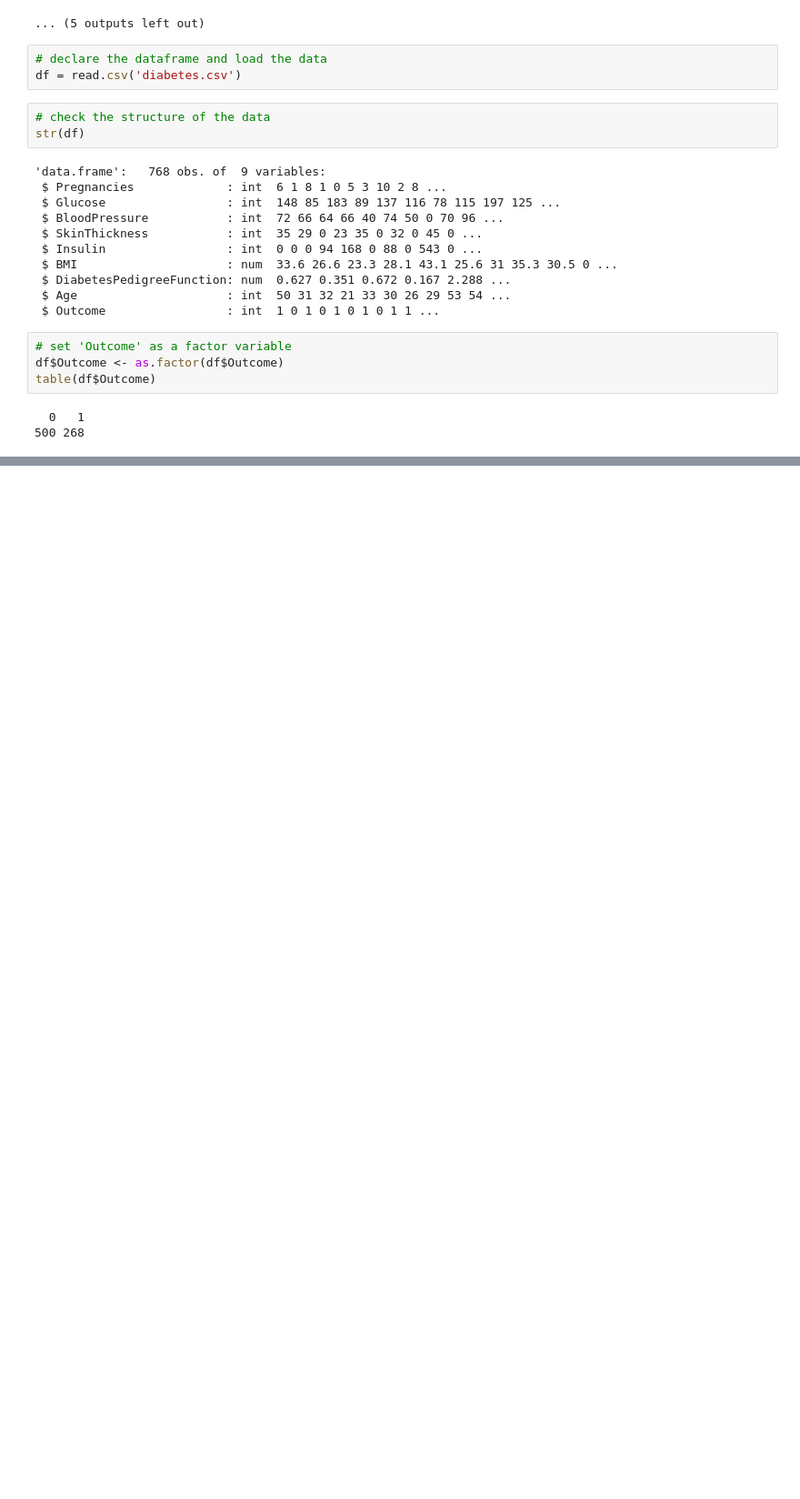
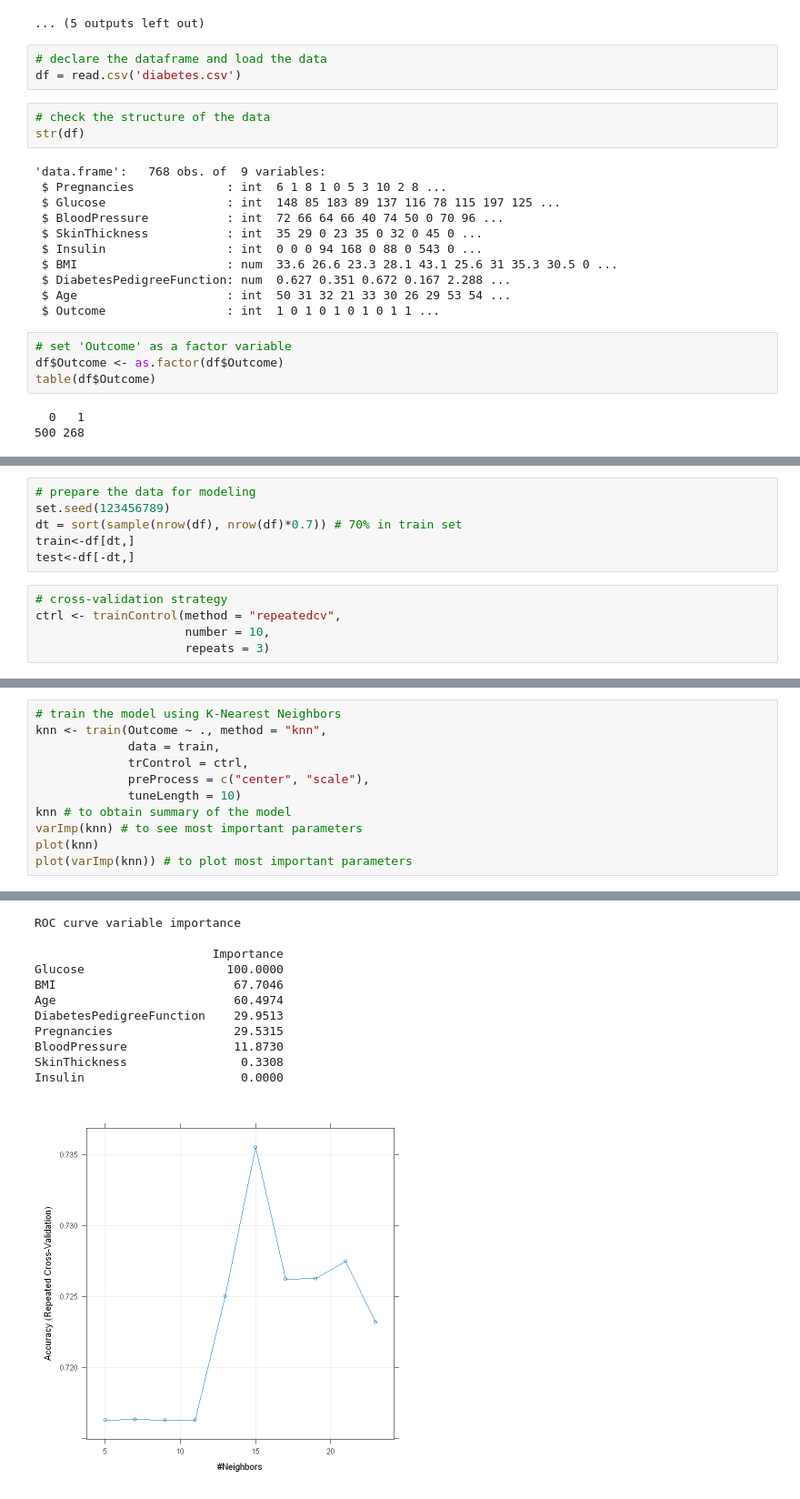
Before and after one commit to maxdevroome/25_discover-projects, a Jupyter notebook: pima-indians-diabetes/exercies.ipynb, the cells around one changed output, grey strips where cells are left out. Shown at 91% size. Saved outputs shown, nothing was run; the diff lists cells and outputs as text; blank space fills up the shorter version.

```diff
--- a/pima-indians-diabetes/exercies.ipynb
+++ b/pima-indians-diabetes/exercies.ipynb
@@ -118,0 +168,11 @@ table(df$Outcome)
+# %%
+# prepare the data for modeling
+set.seed(123456789)
+dt = sort(sample(nrow(df), nrow(df)*0.7)) # 70% in train set
+train<-df[dt,]
+test<-df[-dt,]
+# %%
+# cross-validation strategy
+ctrl <- trainControl(method = "repeatedcv",
+                     number = 10,
+                     repeats = 3)
@@ -118,0 +213,12 @@ table(df$Outcome)
+# %%
+# train the model using K-Nearest Neighbors
+knn <- train(Outcome ~ ., method = "knn",
+             data = train,
+             trControl = ctrl,
+             preProcess = c("center", "scale"),
+             tuneLength = 10)
+knn # to obtain summary of the model
+varImp(knn) # to see most important parameters
+plot(knn)
+plot(varImp(knn)) # to plot most important parameters
+# %% [output]
@@ -118,0 +242,12 @@ table(df$Outcome)
+ROC curve variable importance
+
+                         Importance
+Glucose                    100.0000
+BMI                         67.7046
+Age                         60.4974
+DiabetesPedigreeFunction    29.9513
+Pregnancies                 29.5315
+BloodPressure               11.8730
+SkinThickness                0.3308
+Insulin                      0.0000
+[figure, added]
```
Also changed, not shown: parts of 15 cells of this notebook.
